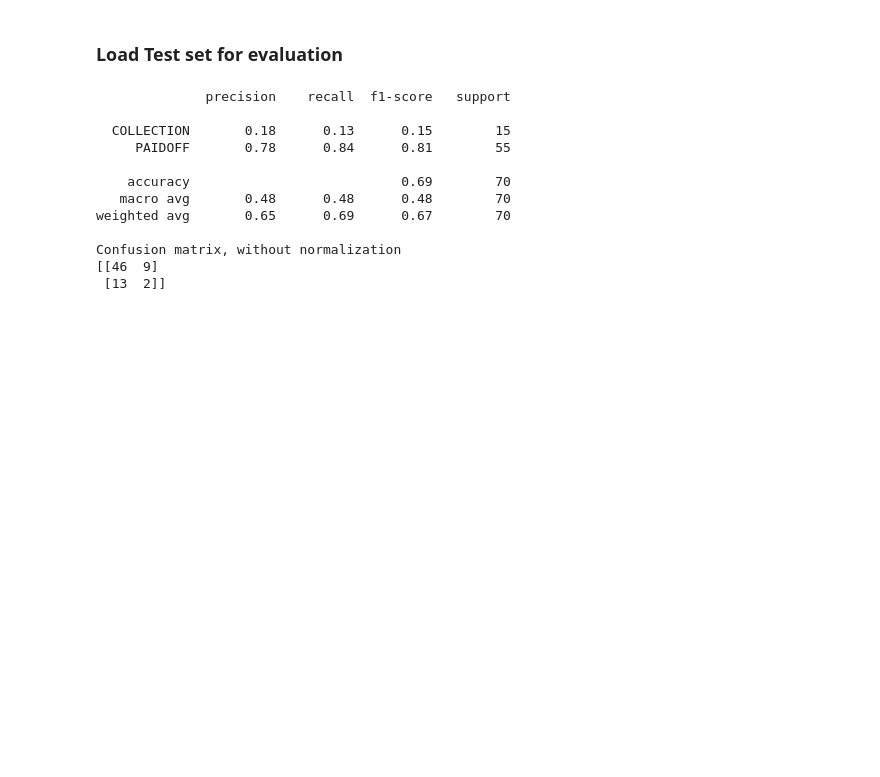
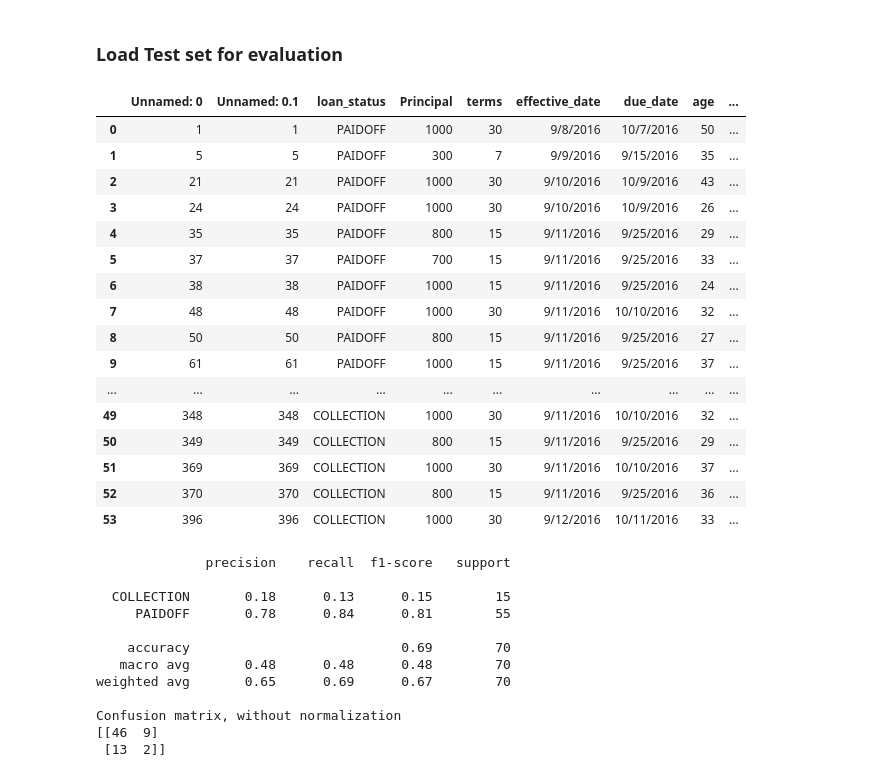
Before and after one commit to joshualeow/ibmdatascience, a Jupyter notebook: ML0101EN-Proj-Loan-py-v1.ipynb, the cells around one changed output. Drawn from its saved outputs; the diff is of its cells as text; code cells hidden in the pictures; blank space fills up the shorter version.

```diff
--- a/ML0101EN-Proj-Loan-py-v1.ipynb
+++ b/ML0101EN-Proj-Loan-py-v1.ipynb
@@ -490,8 +504,26 @@ loan_test.csv       100%[===================>]   3.56K  --.-KB/s    in 0s
 # %%
 test_df = pd.read_csv('loan_test.csv')
 #test_df.groupby(['Gender'])['loan_status'].value_counts(normalize=True)
 #test_df.groupby(['education'])['loan_status'].value_counts(normalize=True)
-#test_df.dtypes
+test_df
+# %% [output]
+|  | Unnamed: 0 | Unnamed: 0.1 | loan_status | Principal | terms | effective_date | due_date | age | ... |
+| 0 | 1 | 1 | PAIDOFF | 1000 | 30 | 9/8/2016 | 10/7/2016 | 50 | ... |
+| 1 | 5 | 5 | PAIDOFF | 300 | 7 | 9/9/2016 | 9/15/2016 | 35 | ... |
+| 2 | 21 | 21 | PAIDOFF | 1000 | 30 | 9/10/2016 | 10/9/2016 | 43 | ... |
+| 3 | 24 | 24 | PAIDOFF | 1000 | 30 | 9/10/2016 | 10/9/2016 | 26 | ... |
+| 4 | 35 | 35 | PAIDOFF | 800 | 15 | 9/11/2016 | 9/25/2016 | 29 | ... |
+| 5 | 37 | 37 | PAIDOFF | 700 | 15 | 9/11/2016 | 9/25/2016 | 33 | ... |
+| 6 | 38 | 38 | PAIDOFF | 1000 | 15 | 9/11/2016 | 9/25/2016 | 24 | ... |
+| 7 | 48 | 48 | PAIDOFF | 1000 | 30 | 9/11/2016 | 10/10/2016 | 32 | ... |
+| 8 | 50 | 50 | PAIDOFF | 800 | 15 | 9/11/2016 | 9/25/2016 | 27 | ... |
+| 9 | 61 | 61 | PAIDOFF | 1000 | 15 | 9/11/2016 | 9/25/2016 | 37 | ... |
+| ... | ... | ... | ... | ... | ... | ... | ... | ... | ... |
+| 49 | 348 | 348 | COLLECTION | 1000 | 30 | 9/11/2016 | 10/10/2016 | 32 | ... |
+| 50 | 349 | 349 | COLLECTION | 800 | 15 | 9/11/2016 | 9/25/2016 | 29 | ... |
+| 51 | 369 | 369 | COLLECTION | 1000 | 30 | 9/11/2016 | 10/10/2016 | 37 | ... |
+| 52 | 370 | 370 | COLLECTION | 800 | 15 | 9/11/2016 | 9/25/2016 | 36 | ... |
+| 53 | 396 | 396 | COLLECTION | 1000 | 30 | 9/12/2016 | 10/11/2016 | 33 | ... |
 # %%
 from sklearn.metrics import classification_report, confusion_matrix
 import itertools
```
Also changed, not shown: parts of 14 cells of this notebook.
